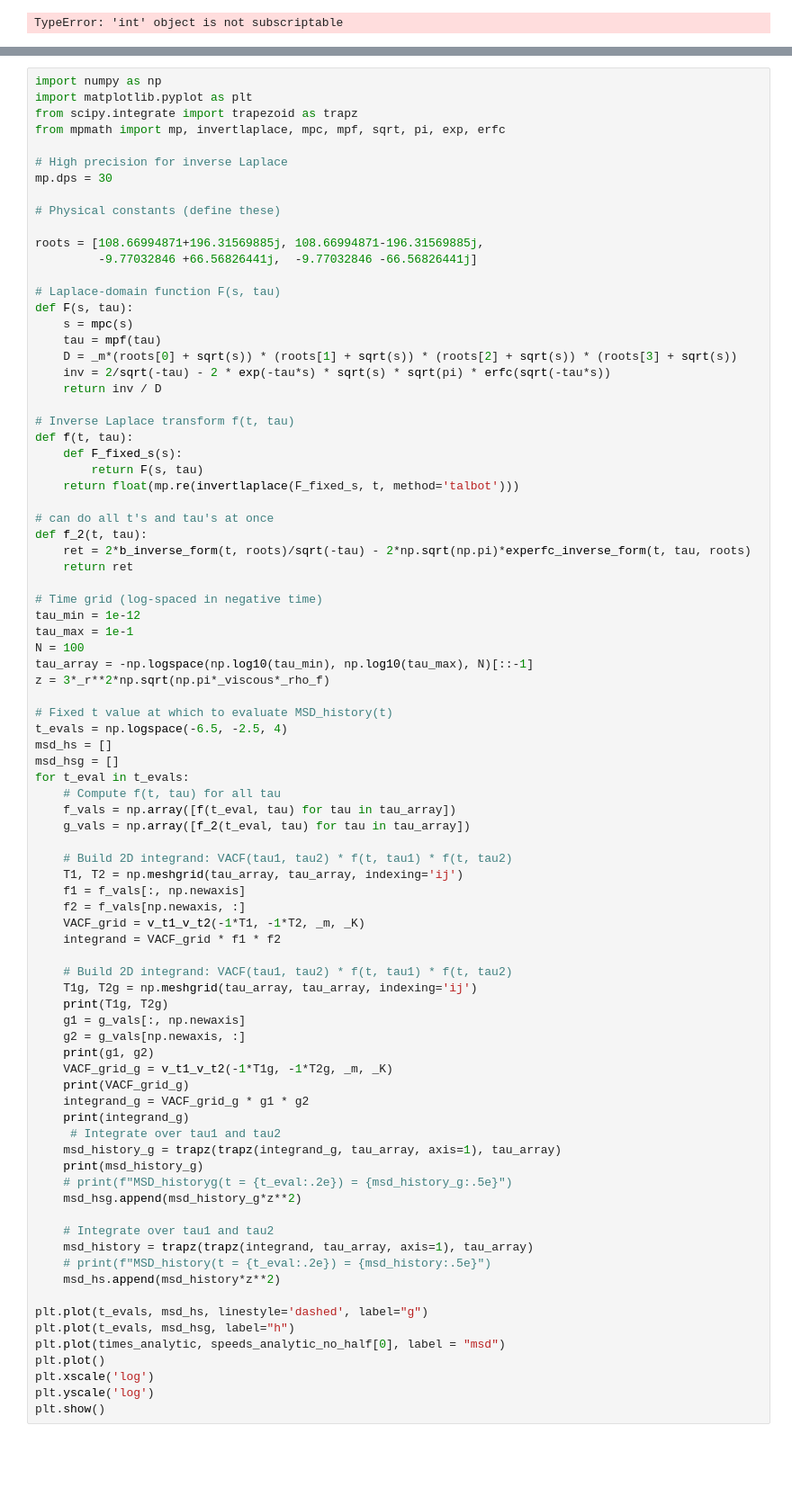
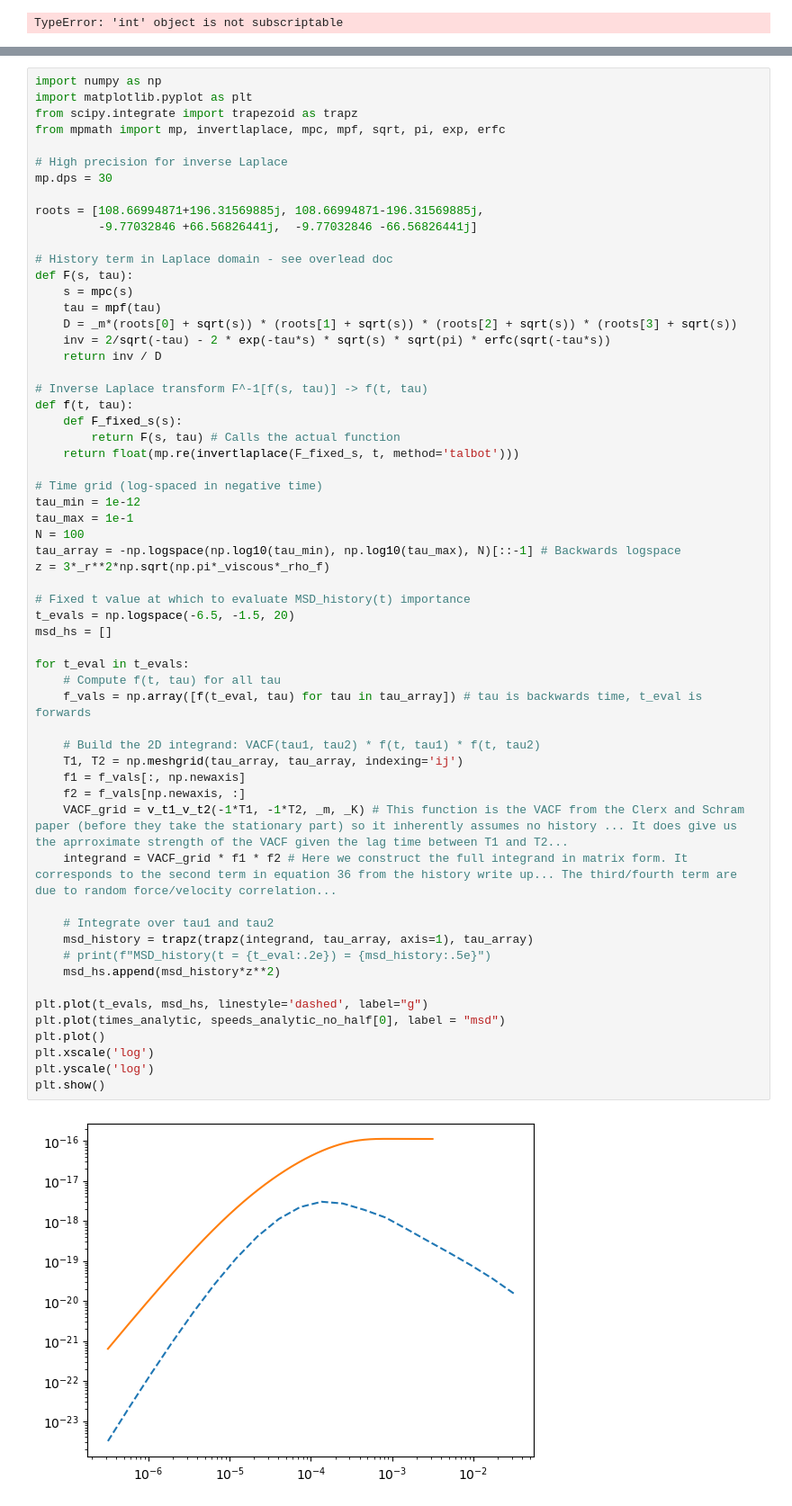
Before and after one commit to mcthumann/Brownian_Data_Analysis, a Jupyter notebook: polished_scripts/Analytical_Simulation_Data_Trio.ipynb, the cells around one changed output, grey strips where cells are left out. Shown at 90% size. Drawn from its saved outputs; the diff is of its cells as text; blank space fills up the shorter version.

Commit message:
laptop check these

```diff
--- a/polished_scripts/Analytical_Simulation_Data_Trio.ipynb
+++ b/polished_scripts/Analytical_Simulation_Data_Trio.ipynb
@@ -967,12 +993,10 @@ from mpmath import mp, invertlaplace, mpc, mpf, sqrt, pi, exp, erfc
 # High precision for inverse Laplace
 mp.dps = 30
 
-# Physical constants (define these)
-
 roots = [108.66994871+196.31569885j, 108.66994871-196.31569885j,
          -9.77032846 +66.56826441j,  -9.77032846 -66.56826441j]
 
-# Laplace-domain function F(s, tau)
+# History term in Laplace domain - see overlead doc
 def F(s, tau):
     s = mpc(s)
     tau = mpf(tau)
@@ -980,66 +1004,45 @@ def F(s, tau):
     inv = 2/sqrt(-tau) - 2 * exp(-tau*s) * sqrt(s) * sqrt(pi) * erfc(sqrt(-tau*s))
     return inv / D
 
-# Inverse Laplace transform f(t, tau)
+# Inverse Laplace transform F^-1[f(s, tau)] -> f(t, tau)
 def f(t, tau):
     def F_fixed_s(s):
-        return F(s, tau)
+        return F(s, tau) # Calls the actual function
     return float(mp.re(invertlaplace(F_fixed_s, t, method='talbot')))
-
-# can do all t's and tau's at once
-def f_2(t, tau):
-    ret = 2*b_inverse_form(t, roots)/sqrt(-tau) - 2*np.sqrt(np.pi)*experfc_inverse_form(t, tau, roots)
-    return ret
 
 # Time grid (log-spaced in negative time)
 tau_min = 1e-12
 tau_max = 1e-1
 N = 100
-tau_array = -np.logspace(np.log10(tau_min), np.log10(tau_max), N)[::-1]
+tau_array = -np.logspace(np.log10(tau_min), np.log10(tau_max), N)[::-1] # Backwards logspace
 z = 3*_r**2*np.sqrt(np.pi*_viscous*_rho_f)
 
-# Fixed t value at which to evaluate MSD_history(t)
-t_evals = np.logspace(-6.5, -2.5, 4)
+# Fixed t value at which to evaluate MSD_history(t) importance
+t_evals = np.logspace(-6.5, -1.5, 20)
 msd_hs = []
-msd_hsg = []
+
 for t_eval in t_evals:
     # Compute f(t, tau) for all tau
-    f_vals = np.array([f(t_eval, tau) for tau in tau_array])
-    g_vals = np.array([f_2(t_eval, tau) for tau in tau_array])
+    f_vals = np.array([f(t_eval, tau) for tau in tau_array]) # tau is backwards time, t_eval is forwards
 
-    # Build 2D integrand: VACF(tau1, tau2) * f(t, tau1) * f(t, tau2)
+    # Build the 2D integrand: VACF(tau1, tau2) * f(t, tau1) * f(t, tau2)
     T1, T2 = np.meshgrid(tau_array, tau_array, indexing='ij')
     f1 = f_vals[:, np.newaxis]
     f2 = f_vals[np.newaxis, :]
-    VACF_grid = v_t1_v_t2(-1*T1, -1*T2, _m, _K)
-    integrand = VACF_grid * f1 * f2
-
-    # Build 2D integrand: VACF(tau1, tau2) * f(t, tau1) * f(t, tau2)
-    T1g, T2g = np.meshgrid(tau_array, tau_array, indexing='ij')
-    print(T1g, T2g)
-    g1 = g_vals[:, np.newaxis]
-    g2 = g_vals[np.newaxis, :]
-    print(g1, g2)
-    VACF_grid_g = v_t1_v_t2(-1*T1g, -1*T2g, _m, _K)
-    print(VACF_grid_g)
-    integrand_g = VACF_grid_g * g1 * g2
-    print(integrand_g)
-     # Integrate over tau1 and tau2
-    msd_history_g = trapz(trapz(integrand_g, tau_array, axis=1), tau_array)
-    print(msd_history_g)
-    # print(f"MSD_historyg(t = {t_eval:.2e}) = {msd_history_g:.5e}")
-    msd_hsg.append(msd_history_g*z**2)
+    VACF_grid = v_t1_v_t2(-1*T1, -1*T2, _m, _K) # This function is the VACF from the Clerx and Schram paper (before they take the stationary part) so it inherently assumes no history ... It does give us the aprroximate strength of the VACF given the lag time between T1 and T2...
+    integrand = VACF_grid * f1 * f2 # Here we construct the full integrand in matrix form. It corresponds to the second term in equation 36 from the history write up... The third/fourth term are due to random force/velocity correlation...
 
     # Integrate over tau1 and tau2
     msd_history = trapz(trapz(integrand, tau_array, axis=1), tau_array)
     # print(f"MSD_history(t = {t_eval:.2e}) = {msd_history:.5e}")
     msd_hs.append(msd_history*z**2)
 
 plt.plot(t_evals, msd_hs, linestyle='dashed', label="g")
-plt.plot(t_evals, msd_hsg, label="h")
 plt.plot(times_analytic, speeds_analytic_no_half[0], label = "msd")
 plt.plot()
 plt.xscale('log')
 plt.yscale('log')
 plt.show()
+# %% [output]
+[figure, added]
 # %%
```
Also changed, not shown: parts of 10 cells of this notebook, 4 other files.
